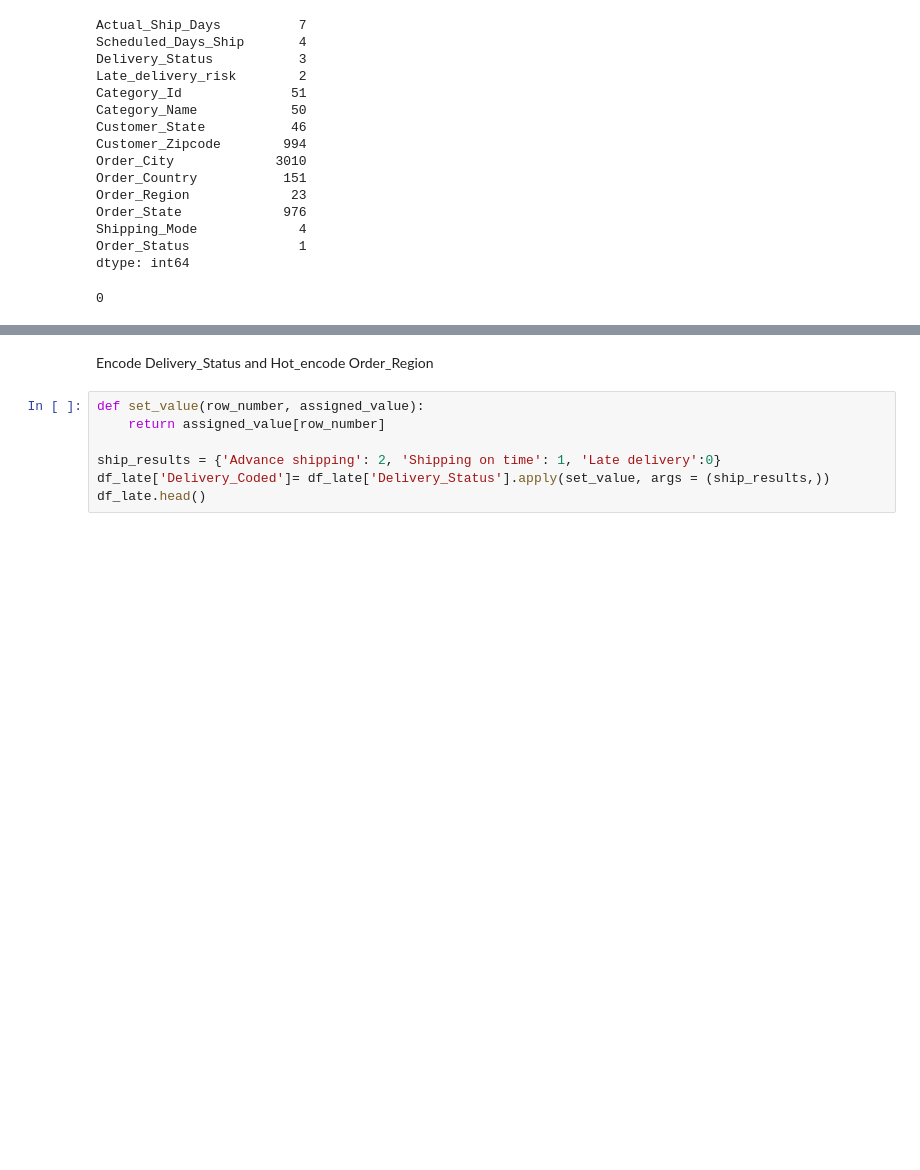
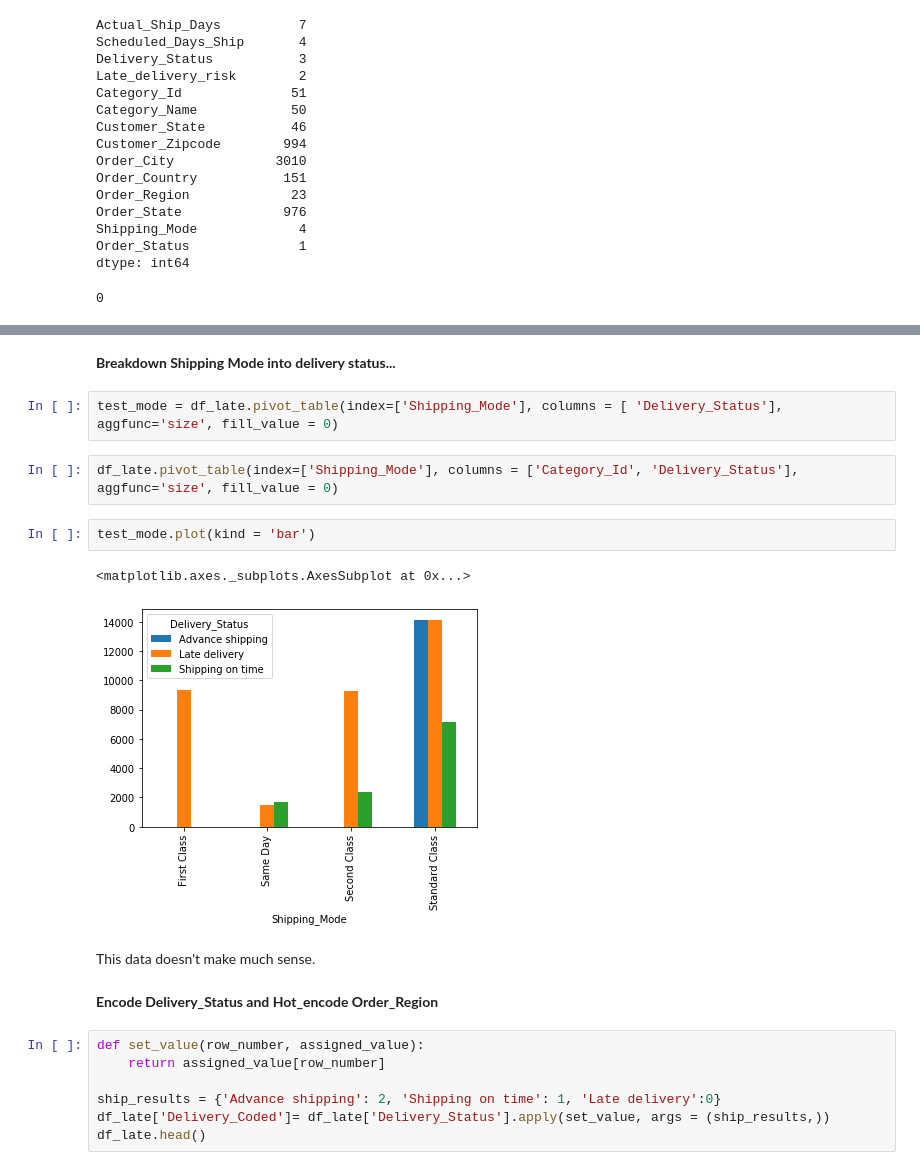
Before and after one commit to jadeal147/Big_Mart_Data, a Jupyter notebook: Big_Data_Mart_EDA.ipynb, the cells around one changed output, grey strips where cells are left out. Cells and saved outputs as stored; diff of their text form; blank space fills up the shorter version.

```diff
--- a/Big_Data_Mart_EDA.ipynb
+++ b/Big_Data_Mart_EDA.ipynb
@@ -141,5 +170,18 @@ dtype: int64
+# %% [markdown]
+<b>Breakdown Shipping Mode into delivery status...
+# %%
+test_mode = df_late.pivot_table(index=['Shipping_Mode'], columns = [ 'Delivery_Status'], aggfunc='size', fill_value = 0)
+# %%
+df_late.pivot_table(index=['Shipping_Mode'], columns = ['Category_Id', 'Delivery_Status'], aggfunc='size', fill_value = 0)
+# %%
+test_mode.plot(kind = 'bar')
+# %% [output]
+<matplotlib.axes._subplots.AxesSubplot at 0x...>
+[figure, added]
+# %% [markdown]
+This data doesn't make much sense.
 # %% [markdown]
-Encode Delivery_Status and Hot_encode Order_Region
+<b>Encode Delivery_Status and Hot_encode Order_Region
 # %%
 def set_value(row_number, assigned_value):
     return assigned_value[row_number]
```
Also changed, not shown: parts of 13 cells of this notebook.
